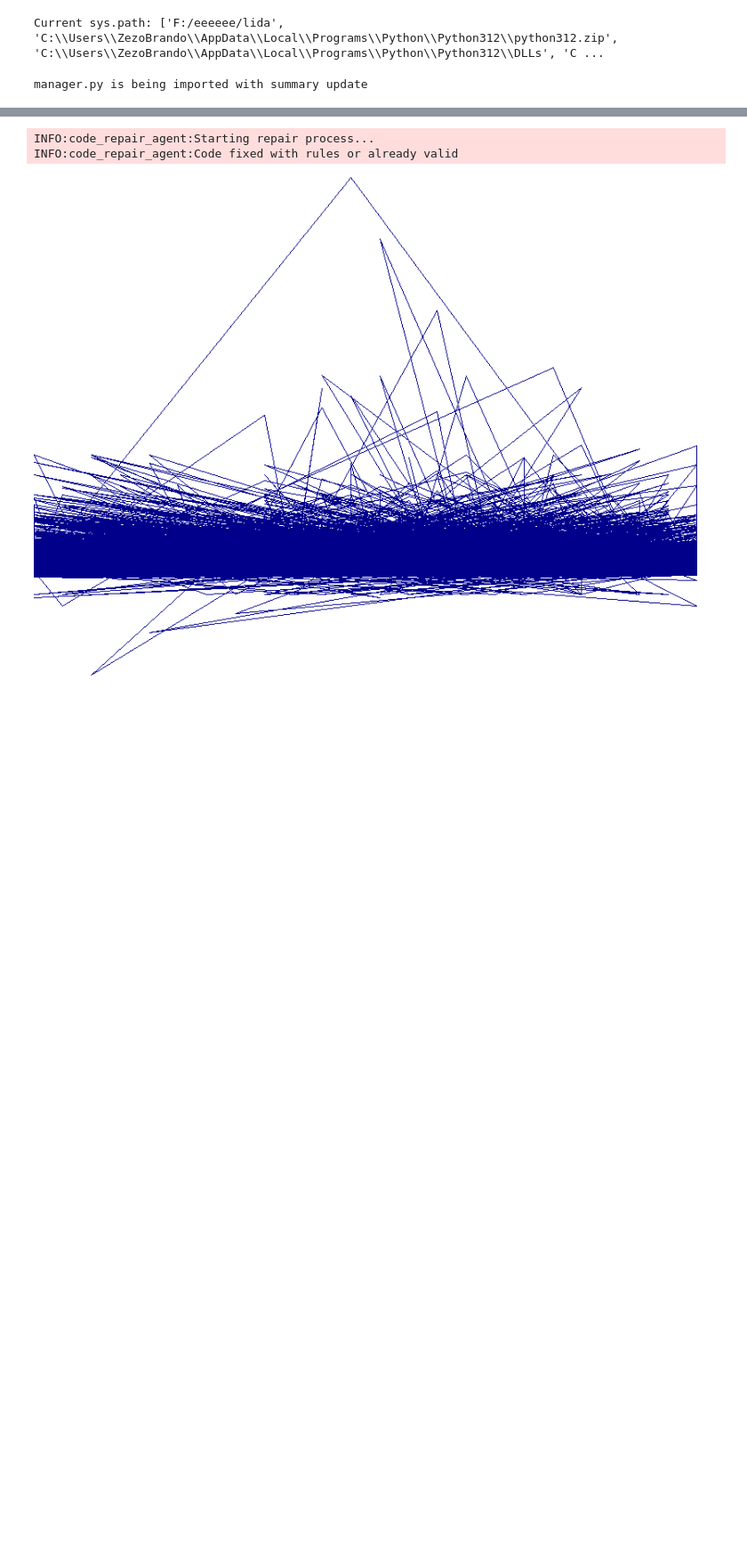
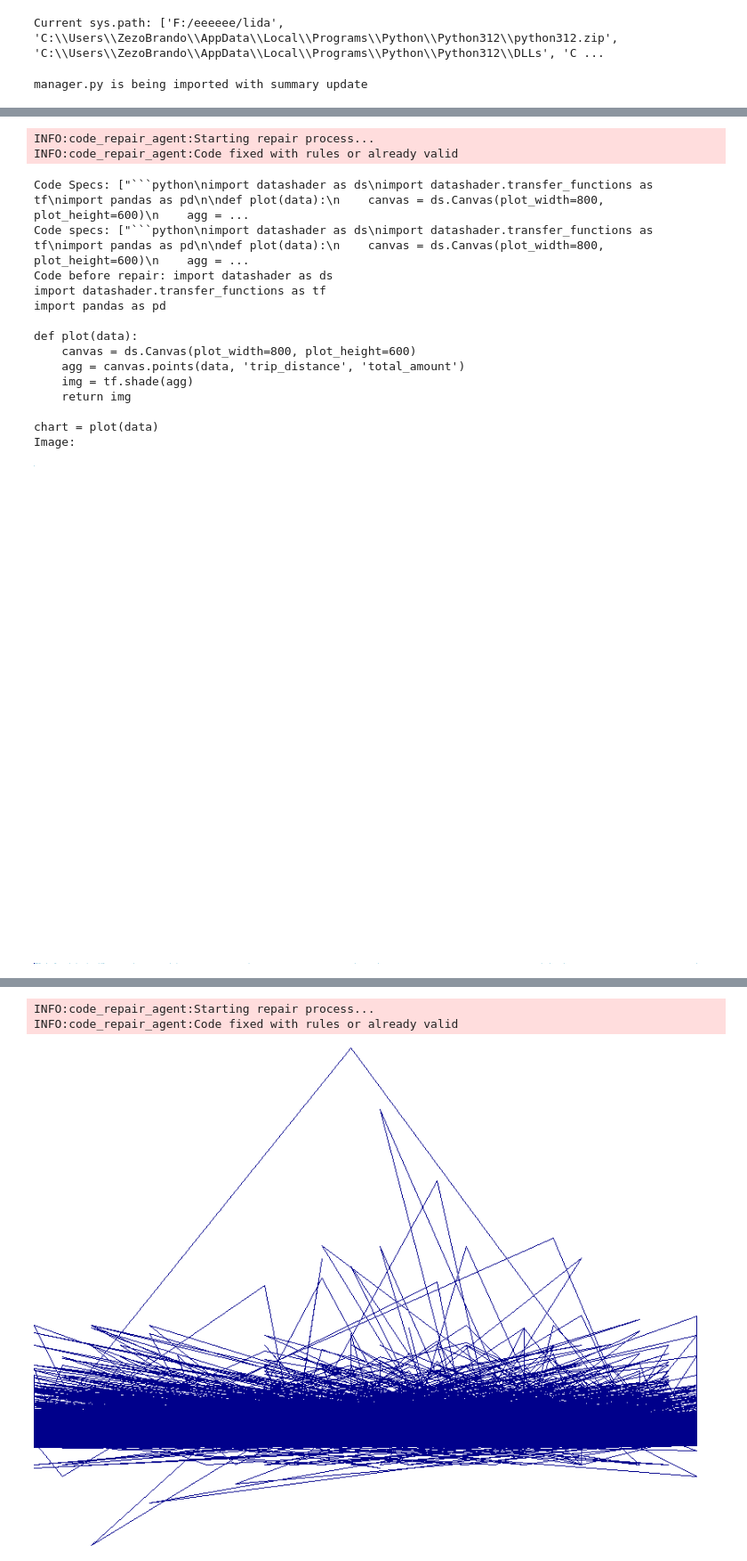
Before and after one commit to Raijin-ZD/lida, a Jupyter notebook: LidaTestingAfterDask_Datashader (1).ipynb, the cells around one changed output, grey strips where cells are left out. Shown at 89% size. Drawn from its saved outputs; the diff is of its cells as text; code cells hidden in the pictures; blank space fills up the shorter version.

````diff
--- a/LidaTestingAfterDask_Datashader (1).ipynb
+++ b/LidaTestingAfterDask_Datashader (1).ipynb
@@ -60,7 +66,7 @@ manager = Manager(
 # %%
 from lida.utils import read_dataframe
 # %%
-df4 = read_dataframe("F:/eeeeee/lida/yellow_tripdata_2015-01.csv")  # or any other dataset
+df1 = read_dataframe("F:/eeeeee/lida/yellow_tripdata_2015-01.csv")  # or any other dataset
 # %% [output]
 File size is 1893.96 MB.
 Loading data as a Dask DataFrame.
@@ -88,5 +94,5 @@ textgen_config = TextGenerationConfig(
     max_tokens=2000
 )
 # %%
-summary = manager.summarize(df4, textgen_config=textgen_config, summary_method="langchain")
+summary = manager.summarize(df1, textgen_config=textgen_config, summary_method="langchain")
 # %% [output]
@@ -274,0 +873,11 @@ goals = [
+# %%
+charts = manager.visualize(
+    data=df1,
+    summary=summary,
+    goal=goals[7],  # or any other goal from the list
+    textgen_config=textgen_config,
+    library='datashader',
+    return_error=True
+)
+charts[0]
+# %% [output]
@@ -274,0 +901,17 @@ goals = [
+INFO:code_repair_agent:Starting repair process...
+INFO:code_repair_agent:Code fixed with rules or already valid
+Code Specs: ["```python\nimport datashader as ds\nimport datashader.transfer_functions as tf\nimport pandas as pd\n\ndef plot(data):\n    canvas = ds.Canvas(plot_width=800, plot_height=600)\n    agg = ...
+Code specs: ["```python\nimport datashader as ds\nimport datashader.transfer_functions as tf\nimport pandas as pd\n\ndef plot(data):\n    canvas = ds.Canvas(plot_width=800, plot_height=600)\n    agg = ...
+Code before repair: import datashader as ds
+import datashader.transfer_functions as tf
+import pandas as pd
+
+def plot(data):
+    canvas = ds.Canvas(plot_width=800, plot_height=600)
+    agg = canvas.points(data, 'trip_distance', 'total_amount')
+    img = tf.shade(agg)
+    return img
+
+chart = plot(data)
+Image:
+[figure, added]
````
Also changed, not shown: parts of 85 cells of this notebook, 6 other files.
